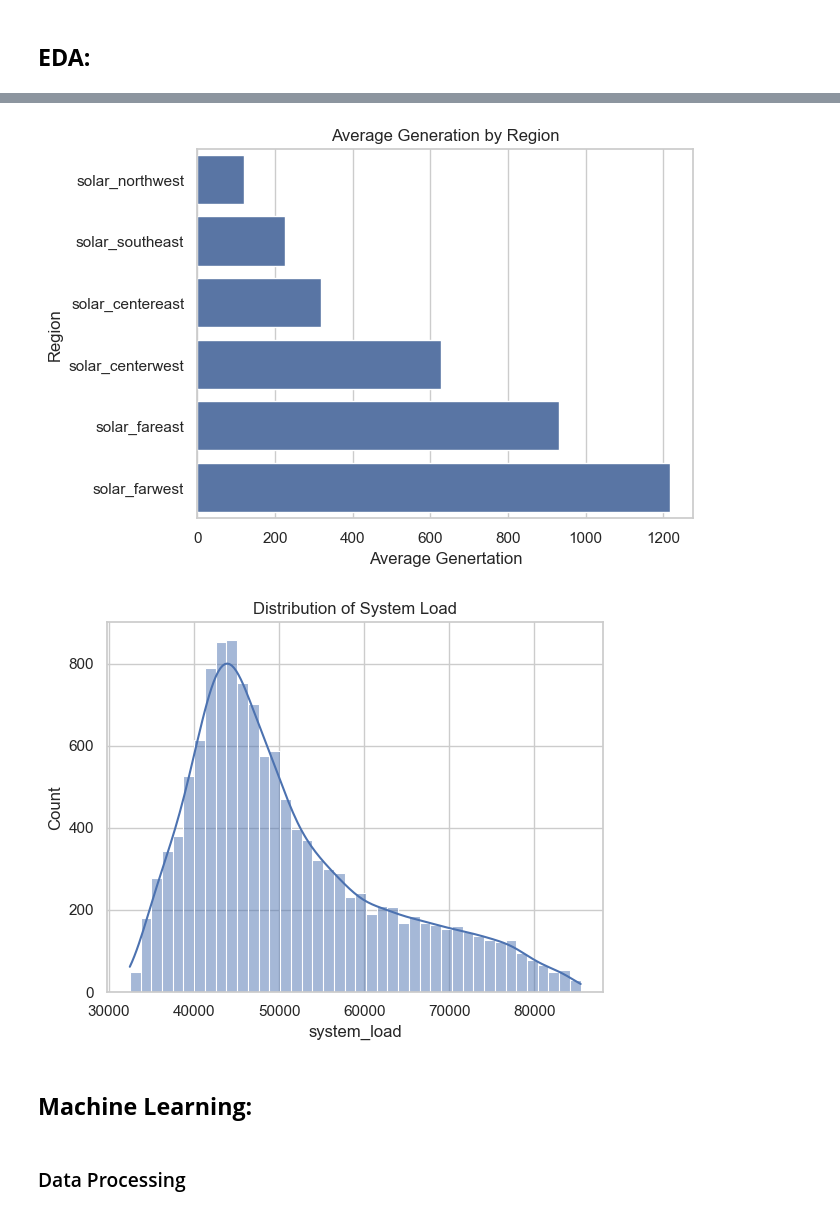
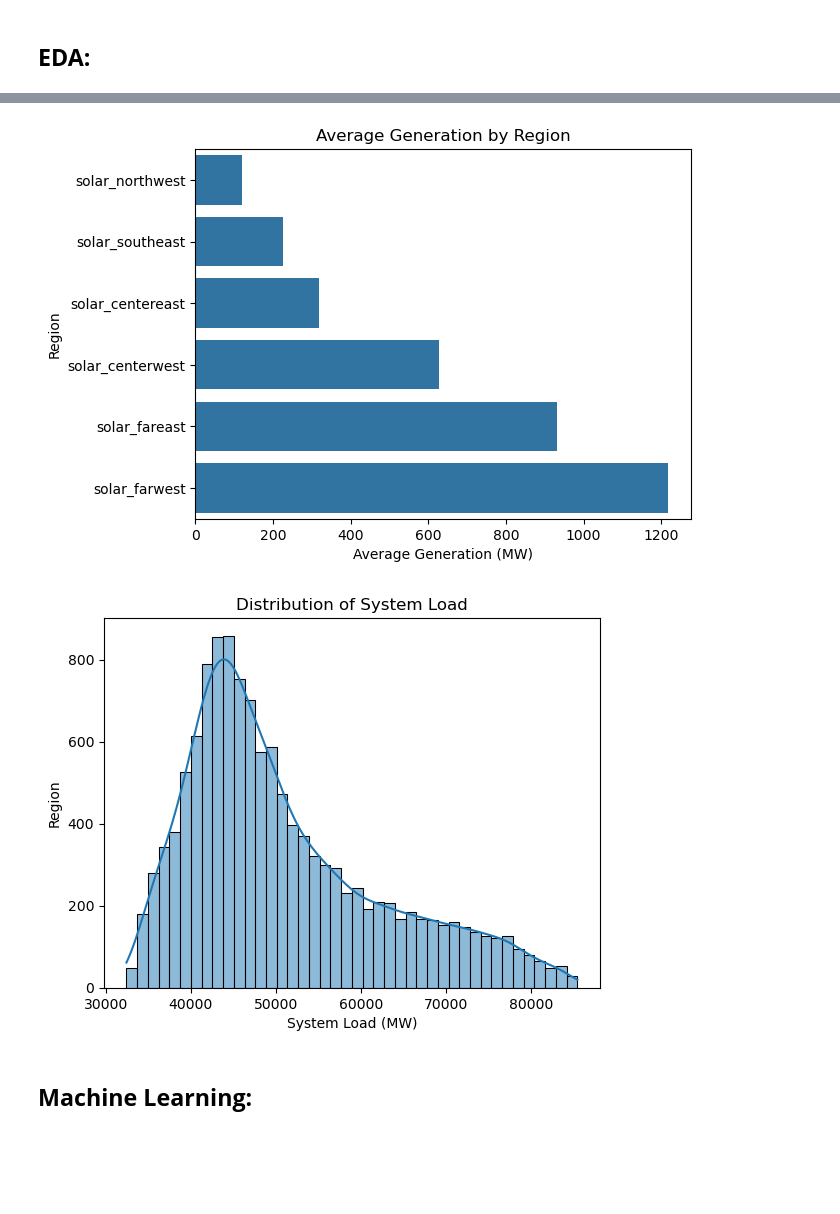
Before and after one commit to toviyahw/ercot-solar-analysis, a Jupyter notebook: Solar_Data_Analysis.ipynb, the cells around one changed output, grey strips where cells are left out. Saved outputs shown, nothing was run; the diff lists cells and outputs as text; code cells hidden in the pictures; blank space fills up the shorter version.

```diff
--- a/Solar_Data_Analysis.ipynb
+++ b/Solar_Data_Analysis.ipynb
@@ -408,20 +425,24 @@ sns.barplot(x=mean_loads.values, y=mean_loads.index)  # x=mean values, y=region
 
 # add a title to the plot
 plt.title('Average Generation by Region')
-plt.xlabel('Average Genertation')
+plt.xlabel('Average Generation (MW)')
 plt.ylabel('Region')
+
+plt.savefig('images/regional_avg_generation.png', format='png', dpi=300)
 plt.show()
 # %% [output]
-[figure, old version]
+[figure, new version]
 # %%
 # histogram of the 'system_load' column with a KDE (density) curve
 sns.histplot(data=sdf_copy, x='system_load', kde=True)
 
 plt.title('Distribution of System Load')
+plt.xlabel('System Load (MW)')
+plt.ylabel('Region')
+
+plt.savefig('images/sys_load_dist.png', format='png', dpi=300)
 plt.show()
 # %% [output]
-[figure, old version]
+[figure, new version]
 # %% [markdown]
 ## **Machine Learning:**
-# %% [markdown]
-### Data Processing
```
Also changed, not shown: parts of 119 cells of this notebook, 8 other files.
